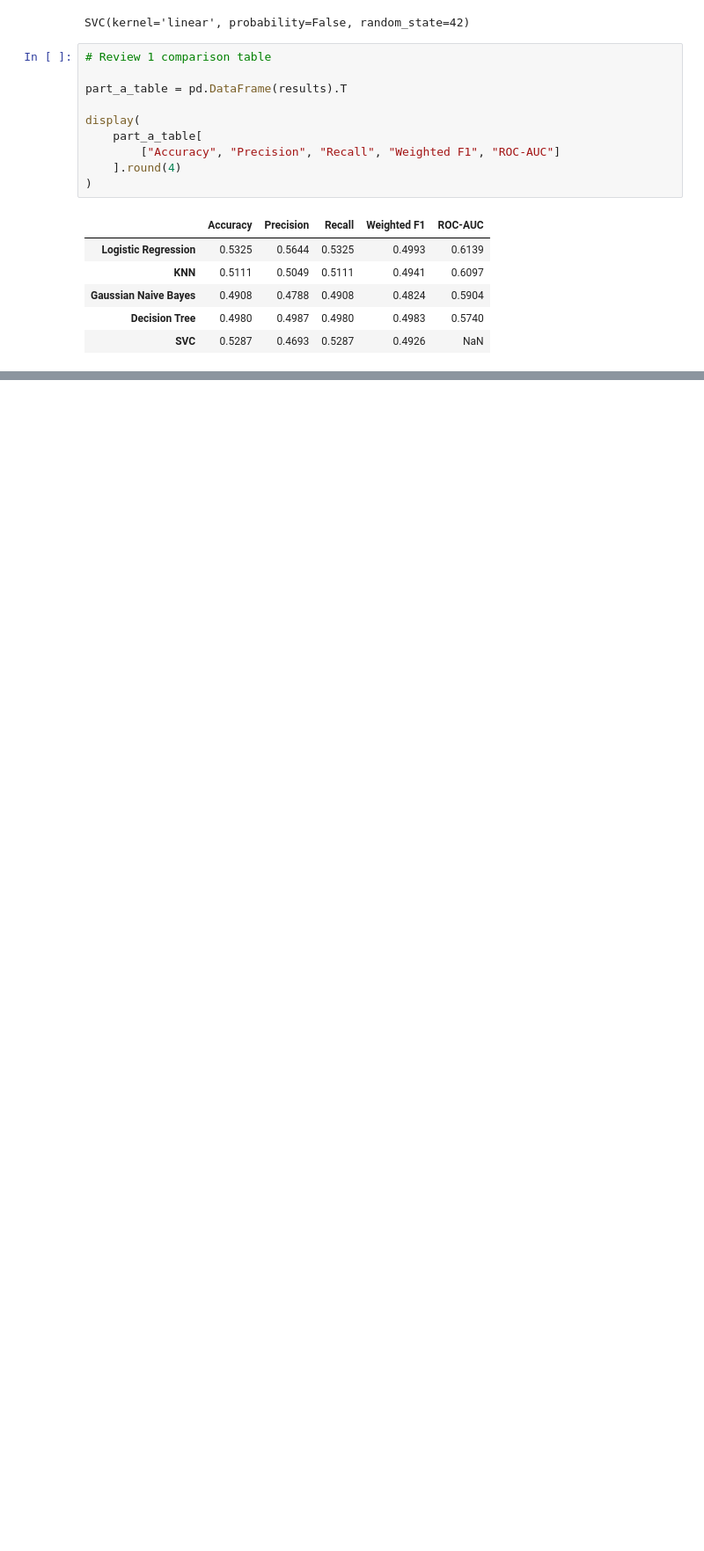
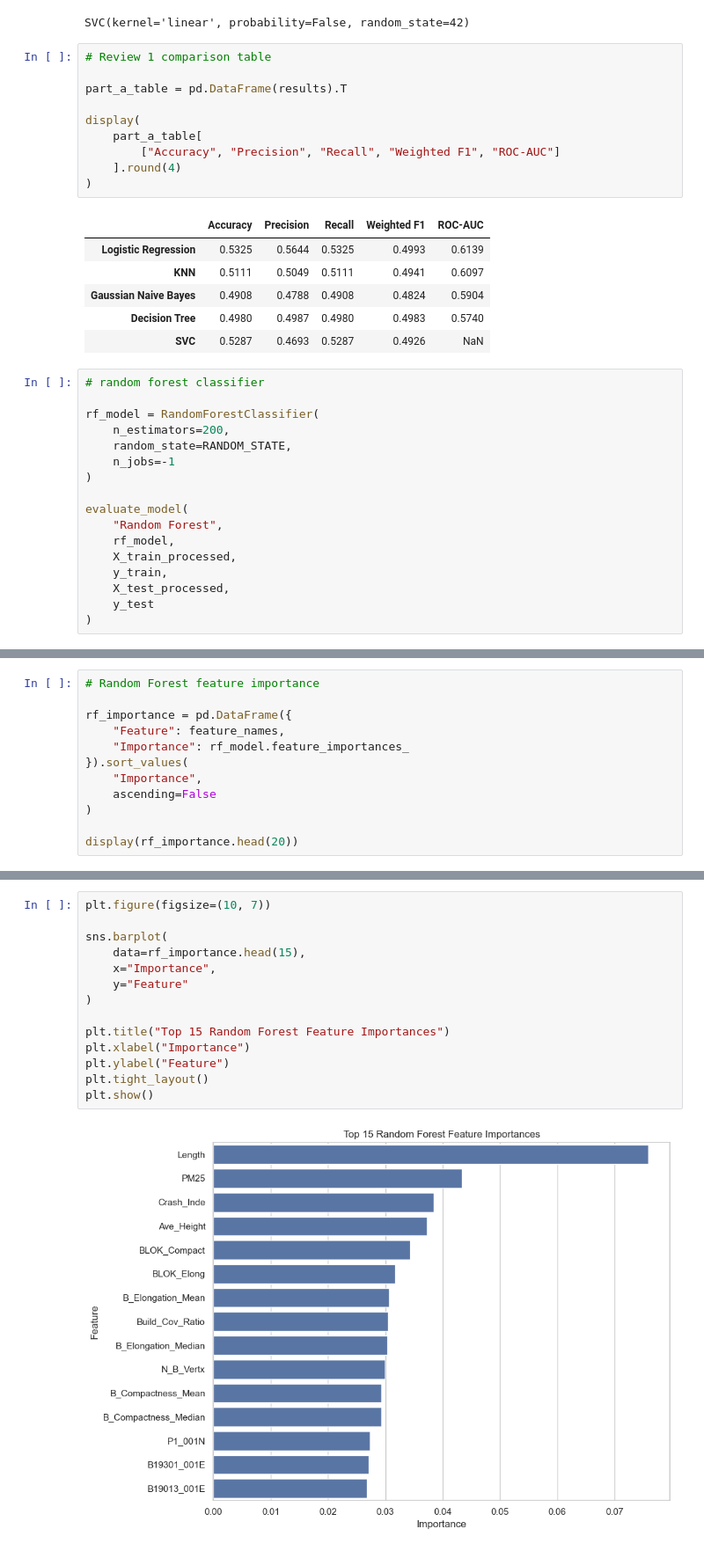
Before and after one commit to GaneshSarathi19/TrafficIntelligenceML, a Jupyter notebook: notebooks/classification.ipynb, the cells around one changed output, grey strips where cells are left out. Shown at 88% size. Drawn from its saved outputs; the diff is of its cells as text; blank space fills up the shorter version.

```diff
--- a/notebooks/classification.ipynb
+++ b/notebooks/classification.ipynb
@@ -998,3 +998,20 @@ display(
 | Gaussian Naive Bayes | 0.4908 | 0.4788 | 0.4908 | 0.4824 | 0.5904 |
 | Decision Tree | 0.4980 | 0.4987 | 0.4980 | 0.4983 | 0.5740 |
 | SVC | 0.5287 | 0.4693 | 0.5287 | 0.4926 | NaN |
+# %%
+# random forest classifier
+
+rf_model = RandomForestClassifier(
+    n_estimators=200,
+    random_state=RANDOM_STATE,
+    n_jobs=-1
+)
+
+evaluate_model(
+    "Random Forest",
+    rf_model,
+    X_train_processed,
+    y_train,
+    X_test_processed,
+    y_test
+)
@@ -1000,0 +1039,12 @@ display(
+# %%
+# Random Forest feature importance
+
+rf_importance = pd.DataFrame({
+    "Feature": feature_names,
+    "Importance": rf_model.feature_importances_
+}).sort_values(
+    "Importance",
+    ascending=False
+)
+
+display(rf_importance.head(20))
@@ -1000,0 +1069,16 @@ display(
+# %%
+plt.figure(figsize=(10, 7))
+
+sns.barplot(
+    data=rf_importance.head(15),
+    x="Importance",
+    y="Feature"
+)
+
+plt.title("Top 15 Random Forest Feature Importances")
+plt.xlabel("Importance")
+plt.ylabel("Feature")
+plt.tight_layout()
+plt.show()
+# %% [output]
+[figure, added]
```
Also changed, not shown: parts of 10 cells of this notebook.
